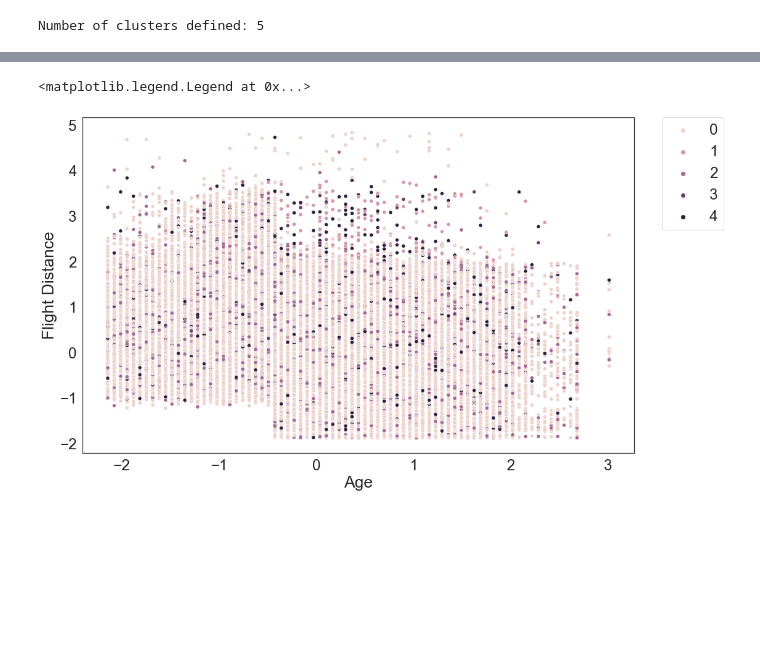
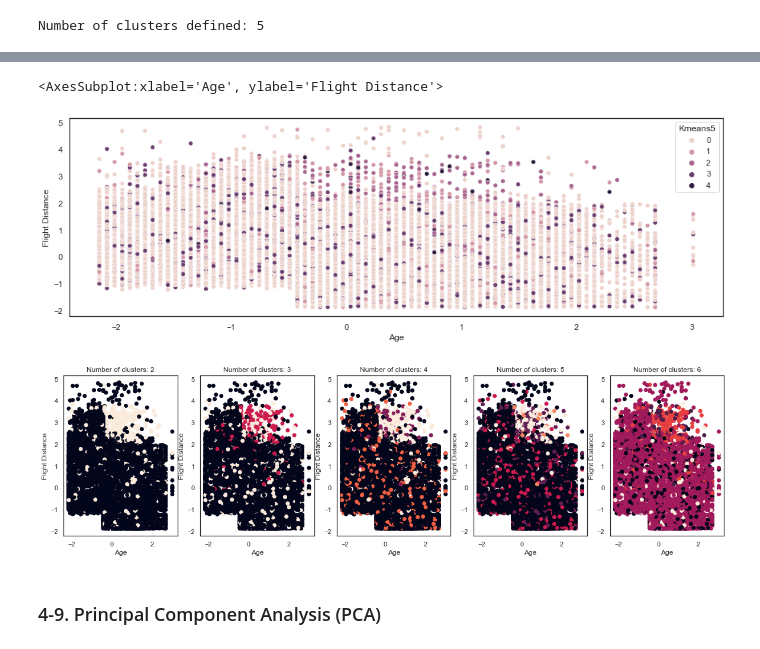
Before and after one commit to lotlouischoitslab/Airline_Satisfaction, a Jupyter notebook: airline_satisfication.ipynb, the cells around one changed output, grey strips where cells are left out. Drawn from its saved outputs; the diff is of its cells as text; code cells hidden in the pictures; blank space fills up the shorter version.

```diff
--- a/airline_satisfication.ipynb
+++ b/airline_satisfication.ipynb
@@ -647,7 +601,21 @@ cluster.groupby("Cluster_KMeans").sum()
-# %%
-plt.figure(figsize=(16,10))
-sns.scatterplot(data=airline_train_cluster, x="Age",y="Flight Distance",hue="Cluster_KMeans")
-plt.legend(bbox_to_anchor=(1.05, 1), loc=2, borderaxespad=0.)
-# %% [output]
-<matplotlib.legend.Legend at 0x...>
-[figure, removed]
+# %%
+km_label = 'Kmeans'+str(len(set(kmeans_model.labels_)))
+df_cluster[km_label] = kmeans_model.labels_
+# %%
+plt.figure(figsize=(16,5))
+sns.scatterplot(df_cluster['Age'],df_cluster['Flight Distance'],hue=df_cluster[km_label])
+# %% [output]
+<AxesSubplot:xlabel='Age', ylabel='Flight Distance'>
+[figure, added]
+# %%
+fig, axs = plt.subplots(nrows=1,ncols=5,figsize=(20,5))
+
+for idx, ax in enumerate(fig.axes,start=2):
+    ax.scatter(x=df_cluster['Age'],y=df_cluster['Flight Distance'],c=df_cluster[f'KMeans_{idx}'])
+    ax.set_xlabel('Age')
+    ax.set_ylabel('Flight Distance')
+    ax.set_title('Number of clusters: ' + str(idx))
+# %% [output]
+[figure, added]
+# %% [markdown]
+### 4-9. Principal Component Analysis (PCA)
```
Also changed, not shown: parts of 10 cells of this notebook, 4 other files.
